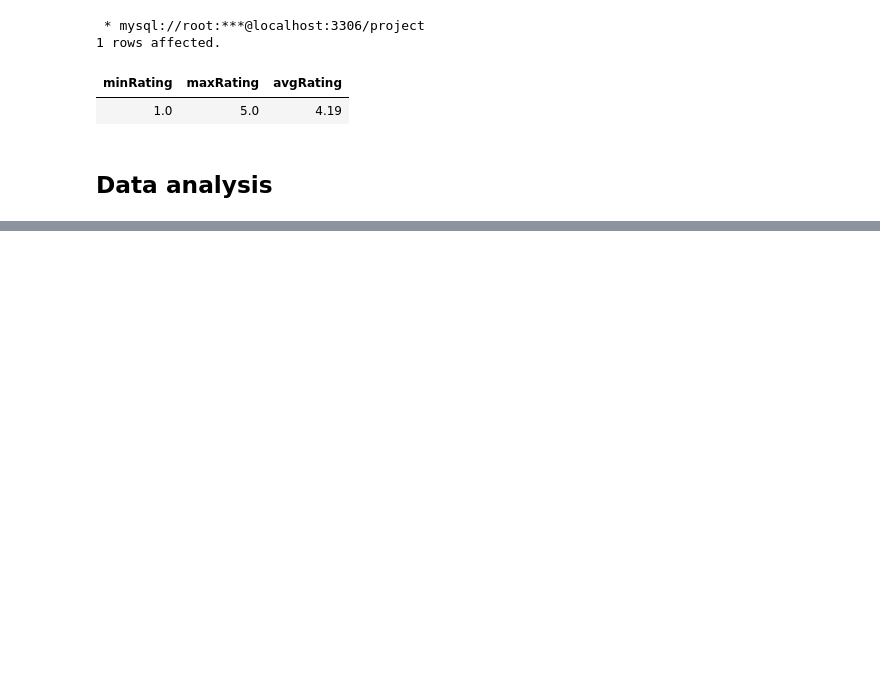
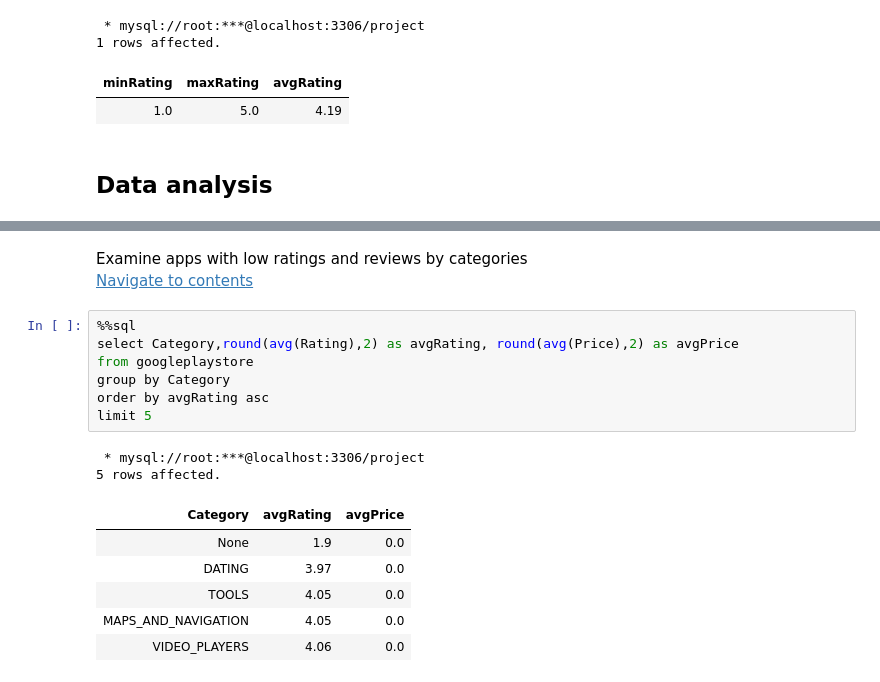
Before and after one commit to NilArj/Google_play, a Jupyter notebook: google_play_apps.ipynb, the cells around one changed output, grey strips where cells are left out. Drawn from its saved outputs; the diff is of its cells as text; blank space fills up the shorter version.

```diff
--- a/google_play_apps.ipynb
+++ b/google_play_apps.ipynb
@@ -314,0 +338,21 @@ from googleplaystore
+# %% [markdown]
+<a id="low_rating_apps"></a>
+Examine apps with low ratings and reviews by categories
+<br>
+<a href="#table_of_contents">Navigate to contents</a>
+# %%
+%%sql
+select Category,round(avg(Rating),2) as avgRating, round(avg(Price),2) as avgPrice
+from googleplaystore
+group by Category
+order by avgRating asc
+limit 5
+# %% [output]
+ * mysql://root:***@localhost:3306/project
+5 rows affected.
+| Category | avgRating | avgPrice |
+| None | 1.9 | 0.0 |
+| DATING | 3.97 | 0.0 |
+| TOOLS | 4.05 | 0.0 |
+| MAPS_AND_NAVIGATION | 4.05 | 0.0 |
+| VIDEO_PLAYERS | 4.06 | 0.0 |
```
Also changed, not shown: parts of 10 cells of this notebook.
